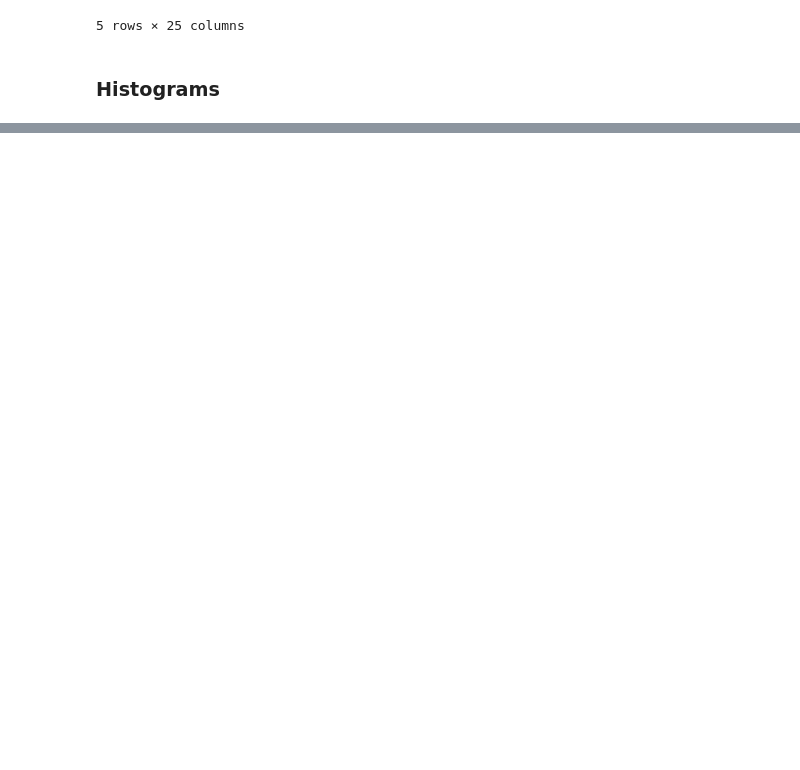
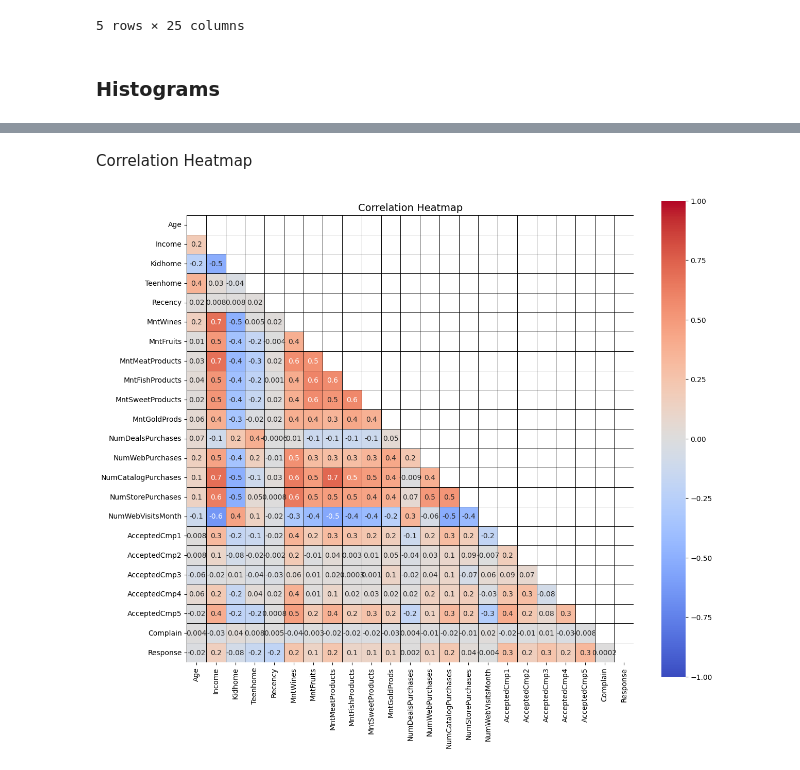
Before and after one commit to YagmurSimsekk/DataScience, a Jupyter notebook: Customer-Prediction-Analysis/customer-analysis.ipynb, the cells around one changed output, grey strips where cells are left out. Cells and saved outputs as stored; diff of their text form; code cells hidden in the pictures; blank space fills up the shorter version.

```diff
--- a/Customer-Prediction-Analysis/customer-analysis.ipynb
+++ b/Customer-Prediction-Analysis/customer-analysis.ipynb
@@ -228,0 +284,23 @@ for i, column in enumerate(df.columns):
+# %% [markdown]
+Correlation Heatmap
+# %%
+#Exclude discrete variables
+df_var = df.drop(['Education', 'Marital_Status'], axis=1)
+
+# Compute the correlation matrix
+corr_all = df_var.corr()
+
+# Generate a mask for the upper triangle
+mask = np.zeros_like(corr_all, dtype = bool)
+mask[np.triu_indices_from(mask)] = True
+
+# Set up the matplotlib figure
+plt.figure(figsize = (14, 12))
+plt.title("Correlation Heatmap", fontsize = 14)
+
+# Draw the heatmap with the mask and correct aspect ratio
+sns.heatmap(corr_all, mask = mask, annot = True, fmt= '.1g', vmin =-1, vmax = 1, center = 0,
+            square = True, linecolor = 'black', linewidths = .5, cmap = "coolwarm")
+plt.show()
+# %% [output]
+[figure, added]
```
Also changed, not shown: parts of 14 cells of this notebook, 1 other file.
